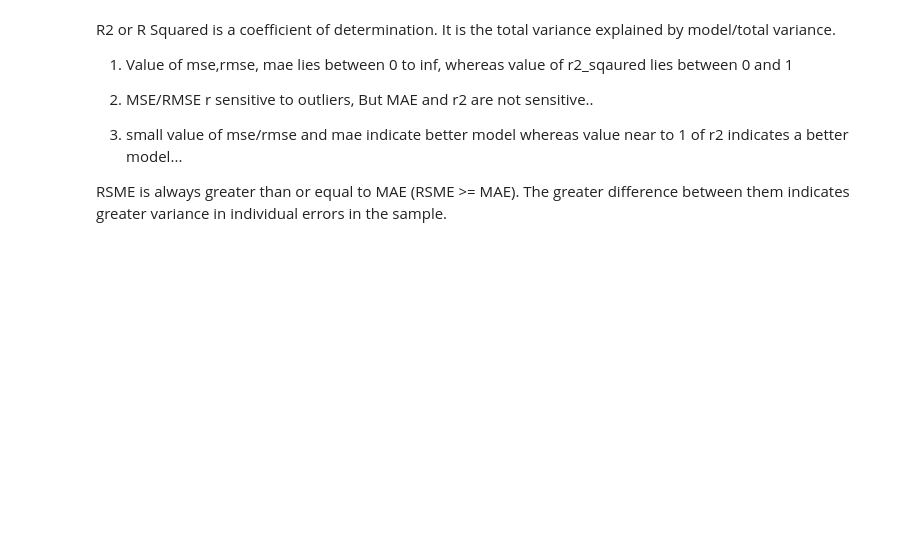
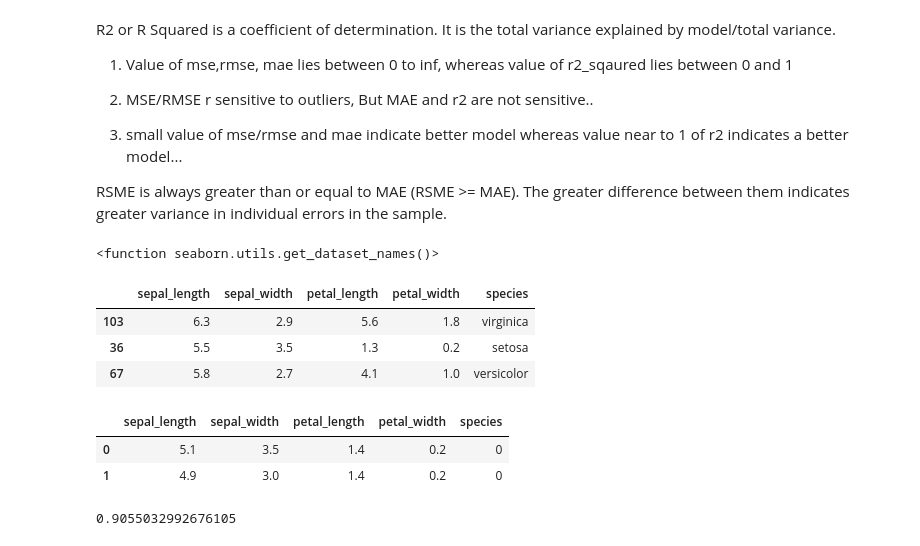
Before and after one commit to iamvivekanand/ML, a Jupyter notebook: Tutorials/005 Linear Regression & Performance metrics.ipynb, the cells around one changed output. Drawn from its saved outputs; the diff is of its cells as text; code cells hidden in the pictures; blank space fills up the shorter version.

```diff
--- a/Tutorials/005 Linear Regression & Performance metrics.ipynb
+++ b/Tutorials/005 Linear Regression & Performance metrics.ipynb
@@ -220,3 +224,25 @@ R2 or R Squared is a coefficient of determination. It is the total variance expl
 RSME is always greater than or equal to MAE (RSME >= MAE). The greater difference between them indicates greater variance in individual errors in the sample.
 # %%
 # Implementation of Linear Regression
+# %%
+import seaborn as sns
+sns.get_dataset_names
+# %% [output]
+<function seaborn.utils.get_dataset_names()>
+# %%
+df=sns.load_dataset("iris")
+df.sample(3)
+# %% [output]
+|  | sepal_length | sepal_width | petal_length | petal_width | species |
+| 103 | 6.3 | 2.9 | 5.6 | 1.8 | virginica |
+| 36 | 5.5 | 3.5 | 1.3 | 0.2 | setosa |
+| 67 | 5.8 | 2.7 | 4.1 | 1.0 | versicolor |
+# %%
+from sklearn.preprocessing import LabelEncoder
+le=LabelEncoder()
+df['species']=le.fit_transform(df['species'])
+df.head(2)
+# %% [output]
+|  | sepal_length | sepal_width | petal_length | petal_width | species |
+| 0 | 5.1 | 3.5 | 1.4 | 0.2 | 0 |
+| 1 | 4.9 | 3.0 | 1.4 | 0.2 | 0 |
@@ -222,0 +256,7 @@ RSME is always greater than or equal to MAE (RSME >= MAE). The greater differenc
+# %%
+from sklearn.linear_model import LinearRegression
+model=LinearRegression()
+model.fit(X_train,y_train)
+model.score(X_test,y_test)
+# %% [output]
+0.9055032992676105
```
Also changed, not shown: parts of 30 cells of this notebook, 6 other files.
